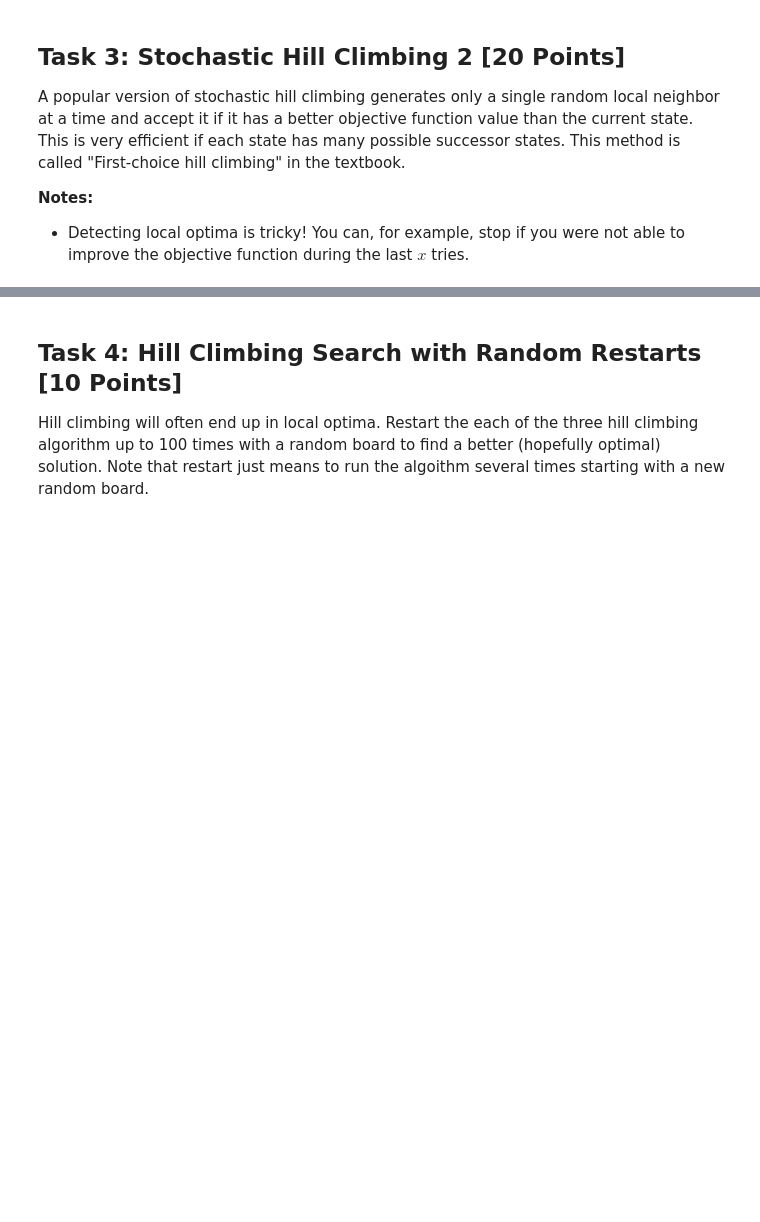
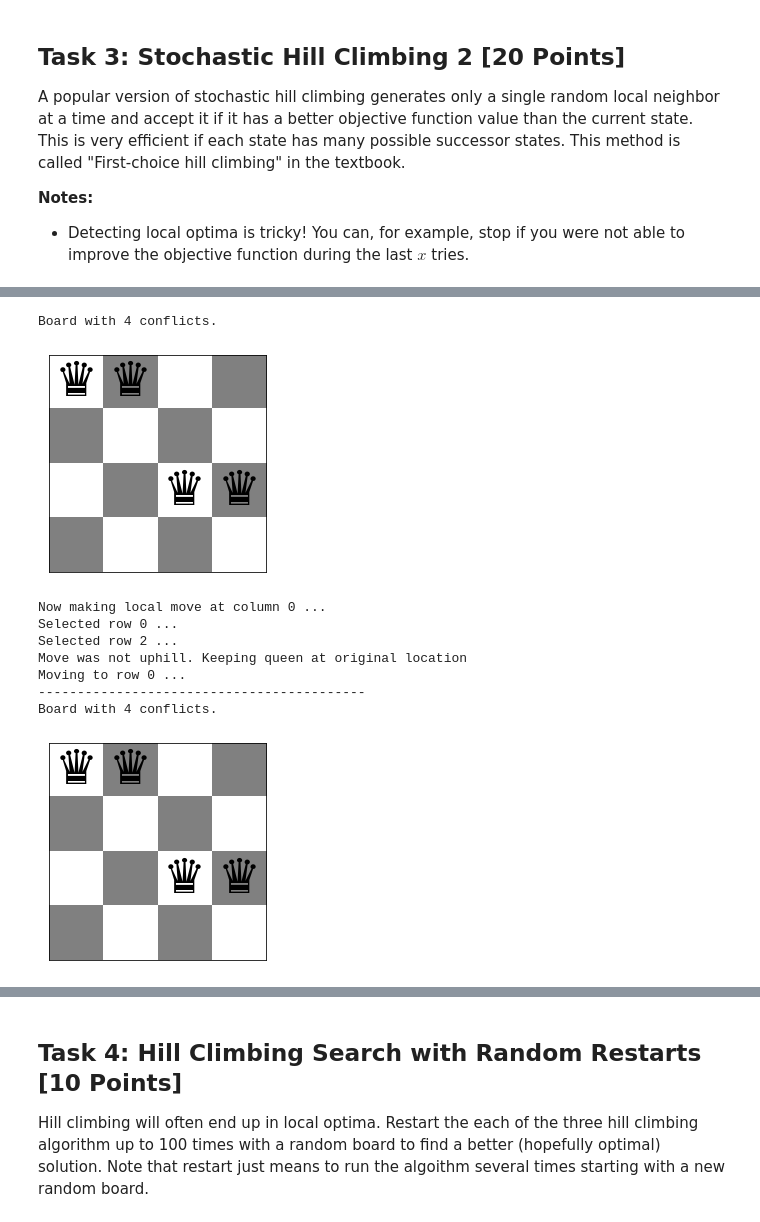
Before and after one commit to mplennon617/CS7320-AI, a Jupyter notebook: Local_Search/n_queens.ipynb, the cells around one changed output, grey strips where cells are left out. Drawn from its saved outputs; the diff is of its cells as text; code cells hidden in the pictures; blank space fills up the shorter version.

```diff
--- a/Local_Search/n_queens.ipynb
+++ b/Local_Search/n_queens.ipynb
@@ -342,0 +361,80 @@ __Notes:__
+# %%
+# Random functions used for stochastic implementation.
+import random
+random.seed()
+
+# Define a new board. Still using Board Size 4
+BOARD_SIZE = 4
+
+board = random_board(BOARD_SIZE)
+
+############################################################
+##                    HELPER FUNCTIONS                    ##
+############################################################
+
+def single_uphill_move(board,c, verbose=False):
+    """! Returns a SINGLE random local move resulting from moving a queen in a board at column c that reduces the number of conflicts. It will not necessarily be the best option.
+    @param board    The board containing each queen's row location.
+    @param c        The column in which we wish to make a local move.
+    @return         The index of the queen's new location due to the local move.
+    """
+
+    threshold = conflicts(board)
+    curr_conflicts = threshold
+
+    # Store the initial location. If the single random successor has more conflicts, return the initial location.
+    initial_row = board[c]
+
+    # Choose one random move (that's not the same as initial_row). Return that move if it's an uphill move. Otherwise, return the queen's original placement.
+    while board[c] == initial_row:
+        board[c] = random.randrange(0,BOARD_SIZE)
+        if(verbose): print("Selected row",board[c],"...")
+
+    curr_conflicts = conflicts(board)
+    if (curr_conflicts < threshold):
+        return board[c]
+    else:
+        if (verbose): print("Move was not uphill. Keeping queen at original location")
+        return initial_row
+
+############################################################
+##                    STEEPEST ASCENT                     ##
+############################################################
+
+def stochastic_ascent_2(board, verbose=False):
+    """! Implementation of the steepest ascent algorithm for the n_queens problem. Choose the best local move for each column from left to right.
+    @param board    The board containing each queen's row location.
+    @return         The placement of all the queens after running the algorithm.
+    """
+
+    # For each column, choose the highest-valued successor.
+    for i in range(BOARD_SIZE):
+        if (verbose): print("Now making local move at column",i,"...")
+        board[i] = single_uphill_move(board, i,verbose)
+
+        if (verbose):
+            print("Moving to row",board[i],"...")
+            print("------------------------------------------")
+            show_board(board)
+
+    return board
+
+############################################################
+##                      DRIVER CODE                       ##
+############################################################
+
+show_board(board)
+board = stochastic_ascent_2(board, verbose=True)
+print("------------------FINAL------------------")
+show_board(board)
+# %% [output]
+Board with 4 conflicts.
+[figure, added]
+Now making local move at column 0 ...
+Selected row 0 ...
+Selected row 2 ...
+Move was not uphill. Keeping queen at original location
+Moving to row 0 ...
+------------------------------------------
+Board with 4 conflicts.
+[figure, added]
```
Also changed, not shown: parts of 15 cells of this notebook.
